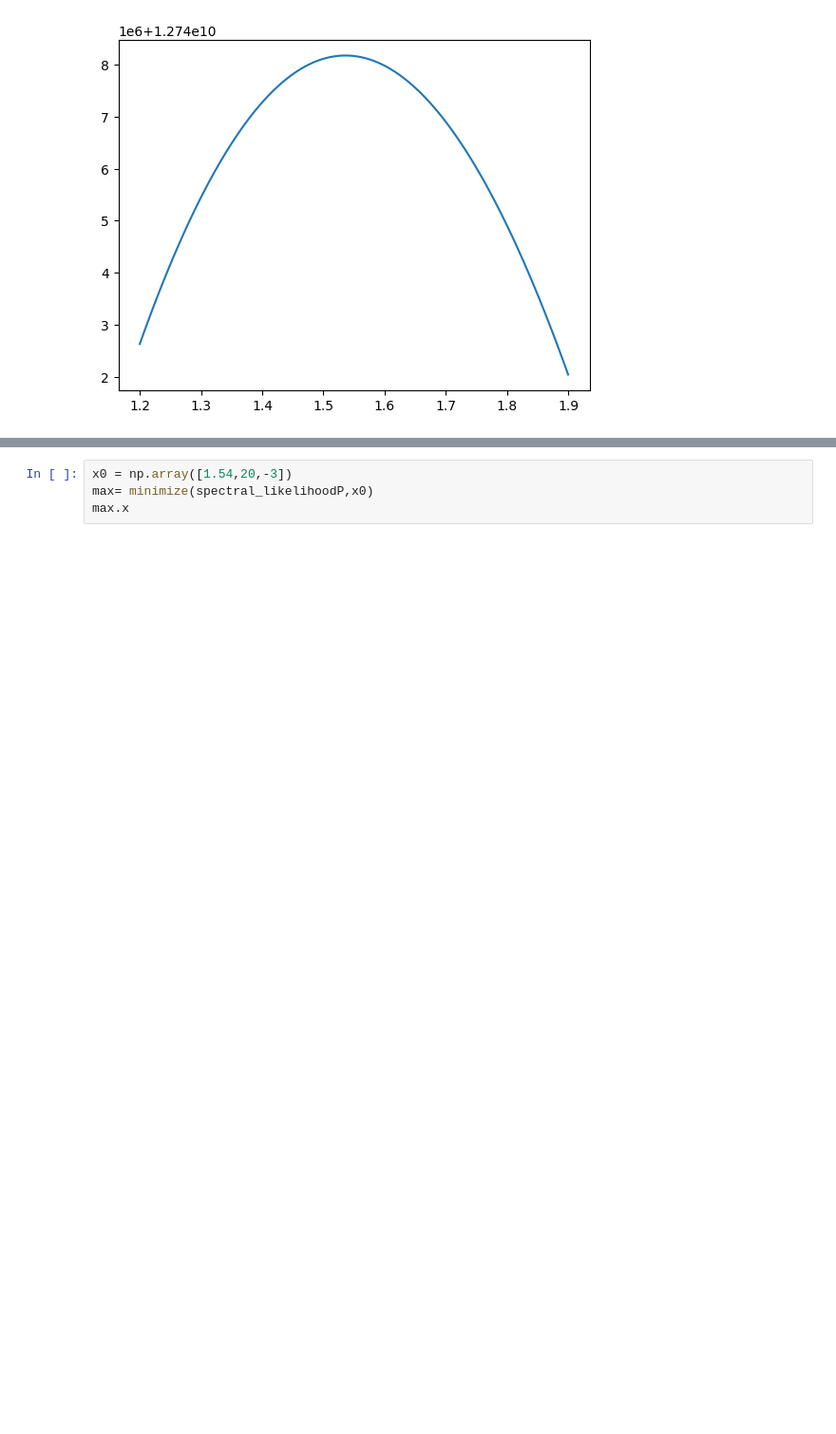
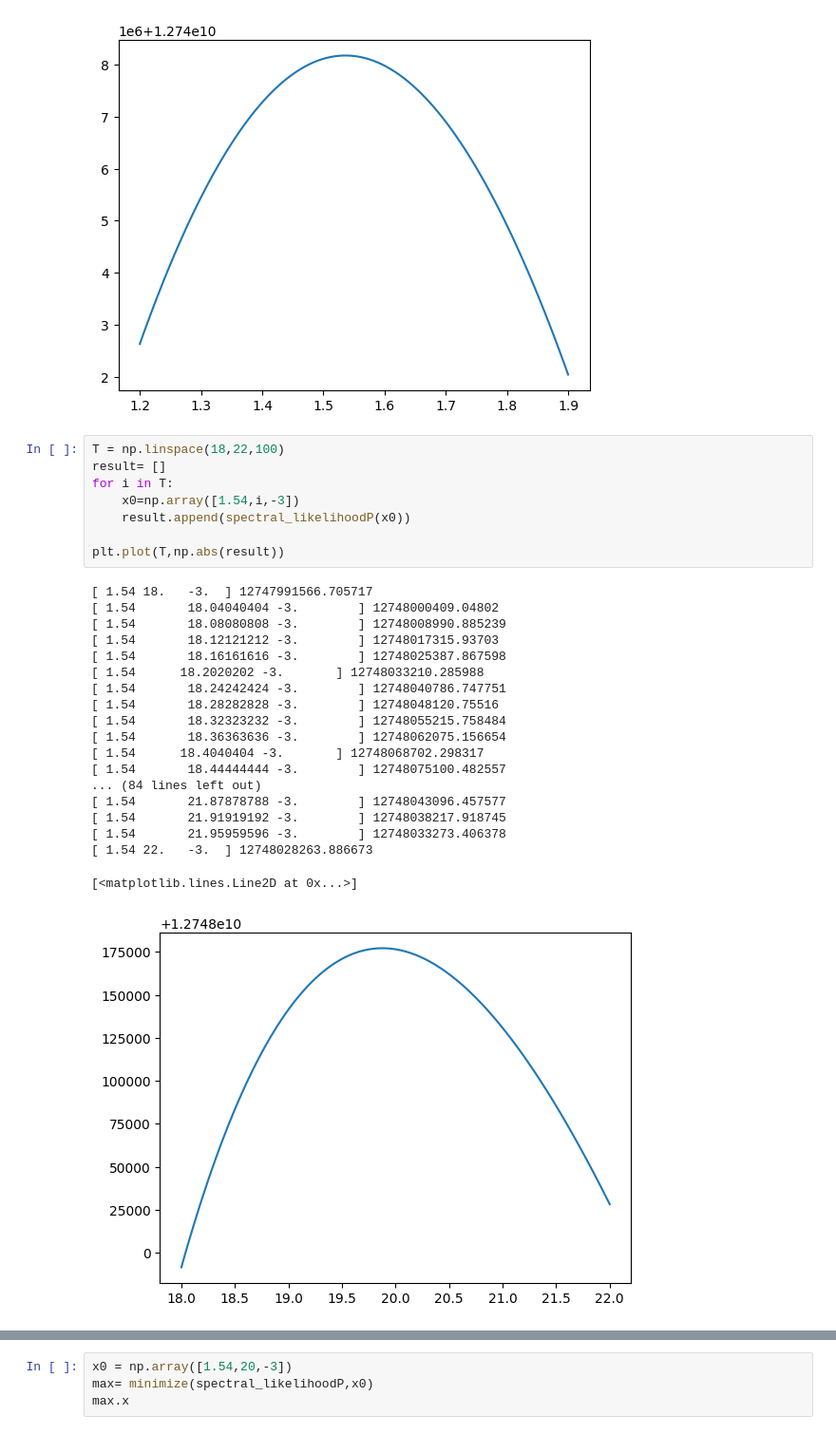
Before and after one commit to AlicePirotta/APC, a Jupyter notebook: Likelihood.ipynb, the cells around one changed output, grey strips where cells are left out. Shown: that part at 95% size. Saved outputs shown, nothing was run; the diff lists cells and outputs as text; blank space fills up the shorter version.

```diff
--- a/Likelihood.ipynb
+++ b/Likelihood.ipynb
@@ -72,3 +190,31 @@ plt.plot(Betad,np.abs(result))
 [ 1.9 20.  -3. ] 12742038684.04341
 [<matplotlib.lines.Line2D at 0x...>]
 [figure]
+# %%
+T = np.linspace(18,22,100)
+result= []
+for i in T:
+    x0=np.array([1.54,i,-3])
+    result.append(spectral_likelihoodP(x0))
+
+plt.plot(T,np.abs(result))
+# %% [output]
+[ 1.54 18.   -3.  ] 12747991566.705717
+[ 1.54       18.04040404 -3.        ] 12748000409.04802
+[ 1.54       18.08080808 -3.        ] 12748008990.885239
+[ 1.54       18.12121212 -3.        ] 12748017315.93703
+[ 1.54       18.16161616 -3.        ] 12748025387.867598
+[ 1.54      18.2020202 -3.       ] 12748033210.285988
+[ 1.54       18.24242424 -3.        ] 12748040786.747751
+[ 1.54       18.28282828 -3.        ] 12748048120.75516
+[ 1.54       18.32323232 -3.        ] 12748055215.758484
+[ 1.54       18.36363636 -3.        ] 12748062075.156654
+[ 1.54      18.4040404 -3.       ] 12748068702.298317
+[ 1.54       18.44444444 -3.        ] 12748075100.482557
+... (84 lines left out)
+[ 1.54       21.87878788 -3.        ] 12748043096.457577
+[ 1.54       21.91919192 -3.        ] 12748038217.918745
+[ 1.54       21.95959596 -3.        ] 12748033273.406378
+[ 1.54 22.   -3.  ] 12748028263.886673
+[<matplotlib.lines.Line2D at 0x...>]
+[figure, added]
```
Also changed, not shown: parts of 10 cells of this notebook.
